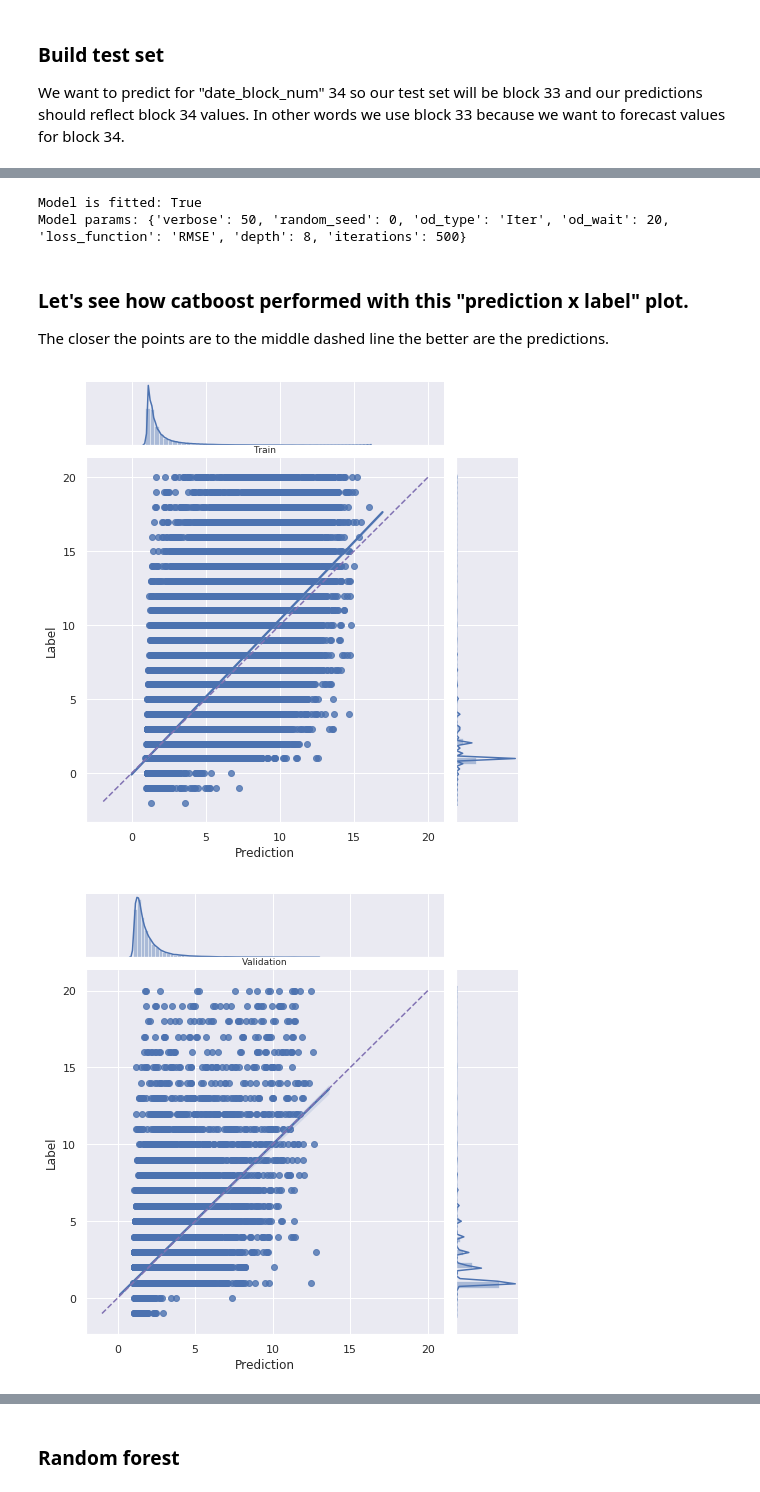
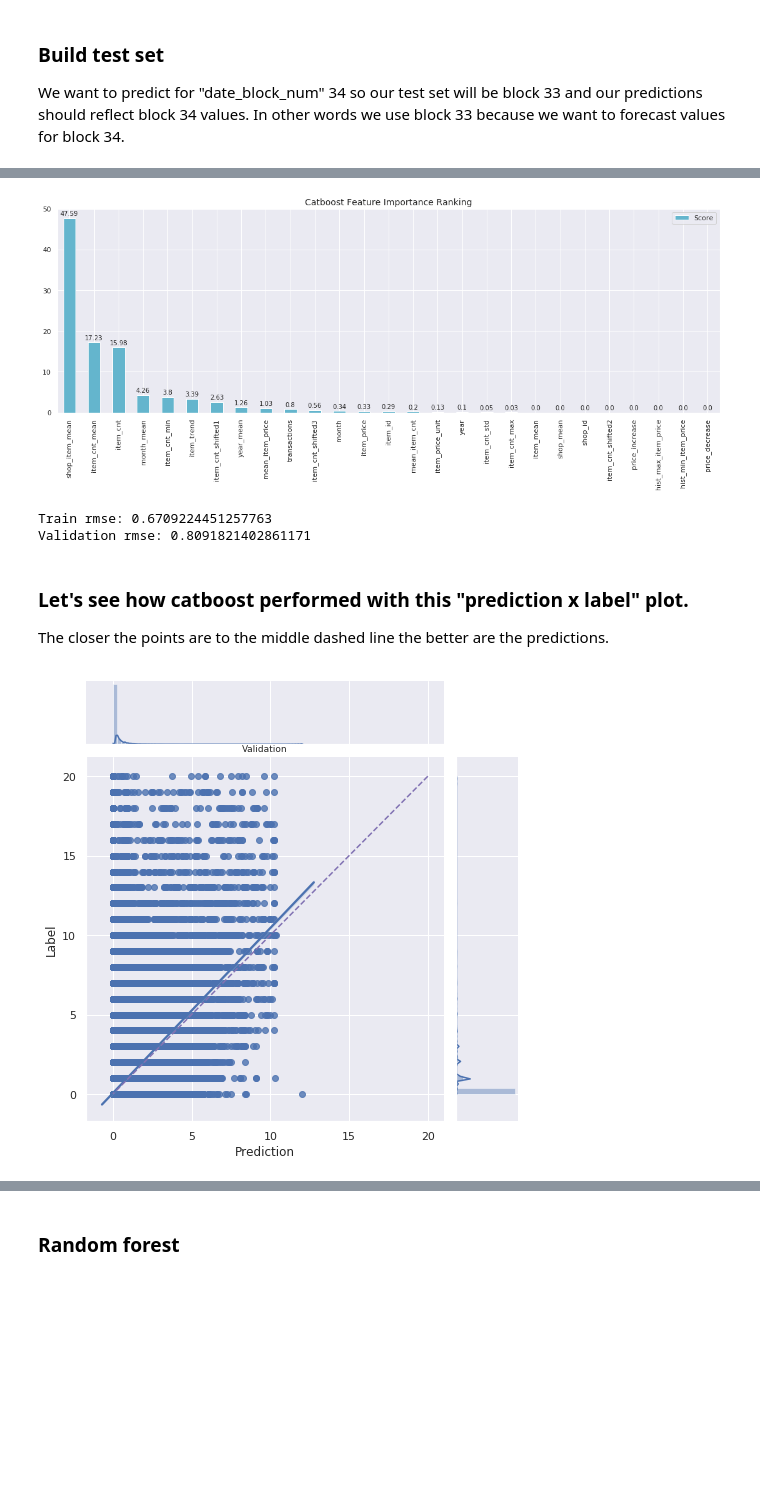
Before and after one commit to dimitreOliveira/MachineLearning, a Jupyter notebook: Kaggle/Predict Future Sales/Model stacking, feature engineering and EDA.ipynb, the cells around one changed output, grey strips where cells are left out. Drawn from its saved outputs; the diff is of its cells as text; code cells hidden in the pictures; blank space fills up the shorter version.

Commit message:
Updated Predict Future Sales competition
Updated code from Predict Future Sales competition - Model stacking, feature engineering and EDA.

```diff
--- a/Kaggle/Predict Future Sales/Model stacking, feature engineering and EDA.ipynb
+++ b/Kaggle/Predict Future Sales/Model stacking, feature engineering and EDA.ipynb
@@ -284,7 +370,7 @@ Data set size after leaking: 594081
 # %%
-train_set = lk_train.query('date_block_num >= 4 and date_block_num < 30').copy()
-validation_set = lk_train.query('date_block_num >= 30 and date_block_num < 33').copy()
-test_set = lk_train.query('date_block_num == 33').copy()
+train_set = train_monthly.query('date_block_num >= 3 and date_block_num < 28').copy()
+validation_set = train_monthly.query('date_block_num >= 28 and date_block_num < 33').copy()
+test_set = train_monthly.query('date_block_num == 33').copy()
 
 train_set.dropna(subset=['item_cnt_month'], inplace=True)
 validation_set.dropna(subset=['item_cnt_month'], inplace=True)
@@ -295,4 +381,7 @@ validation_set.dropna(inplace=True)
 print('Train set records:', train_set.shape[0])
 print('Validation set records:', validation_set.shape[0])
 print('Test set records:', test_set.shape[0])
+
+print('Train set records: %s (%.f%% of complete data)' % (train_set.shape[0], ((train_set.shape[0]/train_monthly.shape[0])*100)))
+print('Validation set records: %s (%.f%% of complete data)' % (validation_set.shape[0], ((validation_set.shape[0]/train_monthly.shape[0])*100)))
 # %% [output]
@@ -364,17 +562,0 @@ X_test.drop(['item_category_id'], axis=1, inplace=True)
-# %%
-cat_features = [0, 1, 5, 6]
-
-catboost_model = CatBoostRegressor(
-    iterations=500,
-    random_seed=0,
-    od_type='Iter',
-    od_wait=20,
-    verbose=50,
-    depth=8
-)
-
-catboost_model.fit(
-    X_train, Y_train,
-    cat_features=cat_features,
-    eval_set=(X_validation, Y_validation)
-)
@@ -393,32 +563,49 @@ Shrink model to first 156 iterations.
-# %%
-print('Model is fitted: ' + str(catboost_model.is_fitted()))
-print('Model params:', catboost_model.get_params())
-# %% [output]
-Model is fitted: True
-Model params: {'verbose': 50, 'random_seed': 0, 'od_type': 'Iter', 'od_wait': 20, 'loss_function': 'RMSE', 'depth': 8, 'iterations': 500}
+# %%
+feature_score = pd.DataFrame(list(zip(X_train.dtypes.index, catboost_model.get_feature_importance(Pool(X_train, label=Y_train, cat_features=cat_features)))), columns=['Feature','Score'])
+feature_score = feature_score.sort_values(by='Score', ascending=False, inplace=False, kind='quicksort', na_position='last')
+
+plt.rcParams["figure.figsize"] = (19, 6)
+ax = feature_score.plot('Feature', 'Score', kind='bar', color='c')
+ax.set_title("Catboost Feature Importance Ranking", fontsize = 14)
+ax.set_xlabel('')
+rects = ax.patches
+labels = feature_score['Score'].round(2)
+
+for rect, label in zip(rects, labels):
+    height = rect.get_height()
+    ax.text(rect.get_x() + rect.get_width()/2, height + 0.35, label, ha='center', va='bottom')
+
+plt.show()
+# %% [output]
+[figure, added]
 # %%
 catboost_train_pred = catboost_model.predict(X_train)
 catboost_val_pred = catboost_model.predict(X_validation)
 catboost_test_pred = catboost_model.predict(X_test)
+# %%
+print('Train rmse:', np.sqrt(mean_squared_error(Y_train, catboost_train_pred)))
+print('Validation rmse:', np.sqrt(mean_squared_error(Y_validation, catboost_val_pred)))
+# %% [output]
+Train rmse: 0.6709224451257763
+Validation rmse: 0.8091821402861171
 # %% [markdown]
 ### Let's see how catboost performed with this "prediction x label" plot.
 The closer the points are to the middle dashed line the better are the predictions.
 # %%
 def model_performance_sc_plot(predictions, labels, title):
     # Get min and max values of the predictions and labels.
     min_val = max(max(predictions), max(labels))
     max_val = min(min(predictions), min(labels))
     # Create dataframe with predicitons and labels.
     performance_df = pd.DataFrame({"Label":labels})
     performance_df["Prediction"] = predictions
     # Plot data
     sns.jointplot(y="Label", x="Prediction", data=performance_df, kind="reg", height=7)
     plt.plot([min_val, max_val], [min_val, max_val], 'm--')
     plt.title(title, fontsize=9)
     plt.show()
 
-model_performance_sc_plot(catboost_train_pred, Y_train, 'Train')
+# model_performance_sc_plot(catboost_train_pred, Y_train, 'Train')
 model_performance_sc_plot(catboost_val_pred, Y_validation, 'Validation')
 # %% [output]
-[figure, old version]
+[figure, new version]
-[figure, removed]
```
Also changed, not shown: parts of 132 cells of this notebook.
